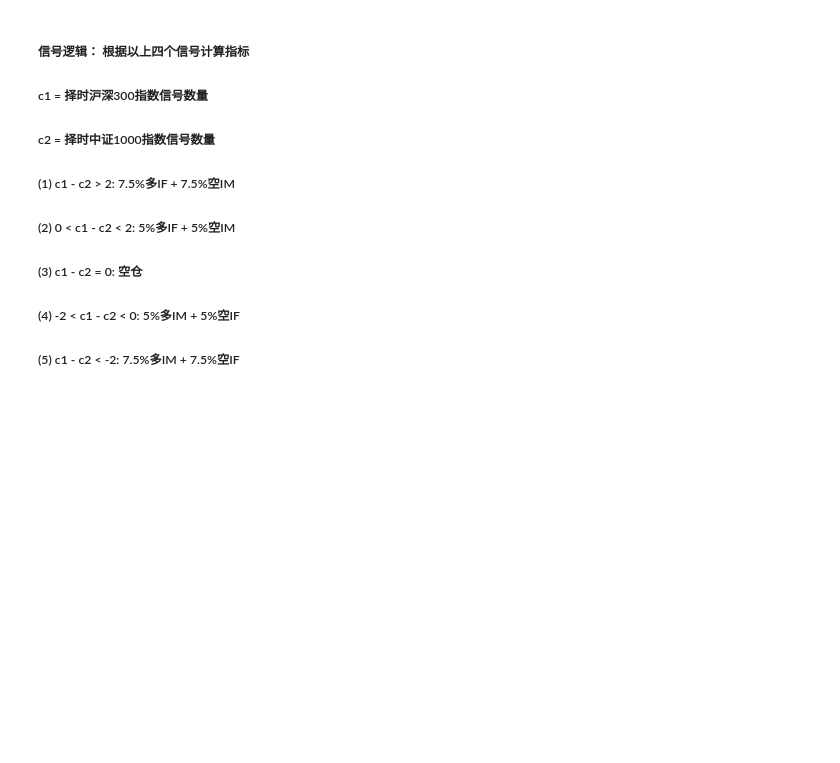
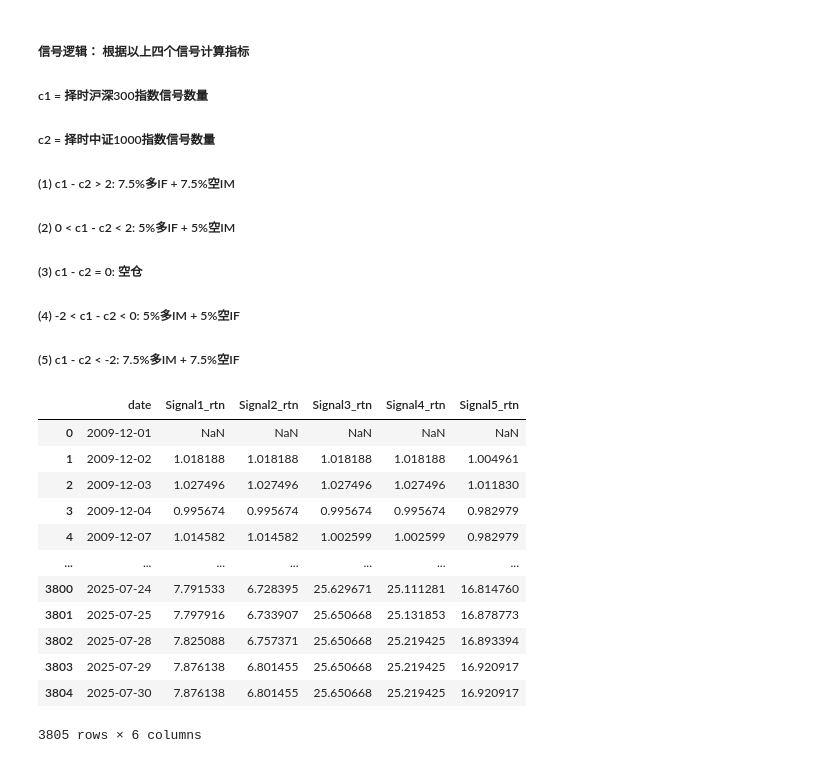
Before and after one commit to SGPPellow/Stock_Index_Futures_Timing_Strategy, a Jupyter notebook: 股指择时策略.ipynb, the cells around one changed output. Drawn from its saved outputs; the diff is of its cells as text; code cells hidden in the pictures; blank space fills up the shorter version.

```diff
--- a/股指择时策略.ipynb
+++ b/股指择时策略.ipynb
@@ -295,5 +298,3 @@ fig5.update_layout(template='simple_white',
                    width=2000,
                    height=500)
 fig5.show()
-# %%
-data['date'] = data['date'].astype(str)
@@ -301,0 +301,18 @@ data.to_json("data.json",orient = "records")
+# %%
+data1 = data.loc[:,['date','Signal1_rtn','Signal2_rtn','Signal3_rtn','Signal4_rtn','Signal5_rtn']]
+# %%
+data1
+# %% [output]
+|  | date | Signal1_rtn | Signal2_rtn | Signal3_rtn | Signal4_rtn | Signal5_rtn |
+| 0 | 2009-12-01 | NaN | NaN | NaN | NaN | NaN |
+| 1 | 2009-12-02 | 1.018188 | 1.018188 | 1.018188 | 1.018188 | 1.004961 |
+| 2 | 2009-12-03 | 1.027496 | 1.027496 | 1.027496 | 1.027496 | 1.011830 |
+| 3 | 2009-12-04 | 0.995674 | 0.995674 | 0.995674 | 0.995674 | 0.982979 |
+| 4 | 2009-12-07 | 1.014582 | 1.014582 | 1.002599 | 1.002599 | 0.982979 |
+| ... | ... | ... | ... | ... | ... | ... |
+| 3800 | 2025-07-24 | 7.791533 | 6.728395 | 25.629671 | 25.111281 | 16.814760 |
+| 3801 | 2025-07-25 | 7.797916 | 6.733907 | 25.650668 | 25.131853 | 16.878773 |
+| 3802 | 2025-07-28 | 7.825088 | 6.757371 | 25.650668 | 25.219425 | 16.893394 |
+| 3803 | 2025-07-29 | 7.876138 | 6.801455 | 25.650668 | 25.219425 | 16.920917 |
+| 3804 | 2025-07-30 | 7.876138 | 6.801455 | 25.650668 | 25.219425 | 16.920917 |
+3805 rows × 6 columns
```
Also changed, not shown: parts of 8 cells of this notebook, 6 other files.
